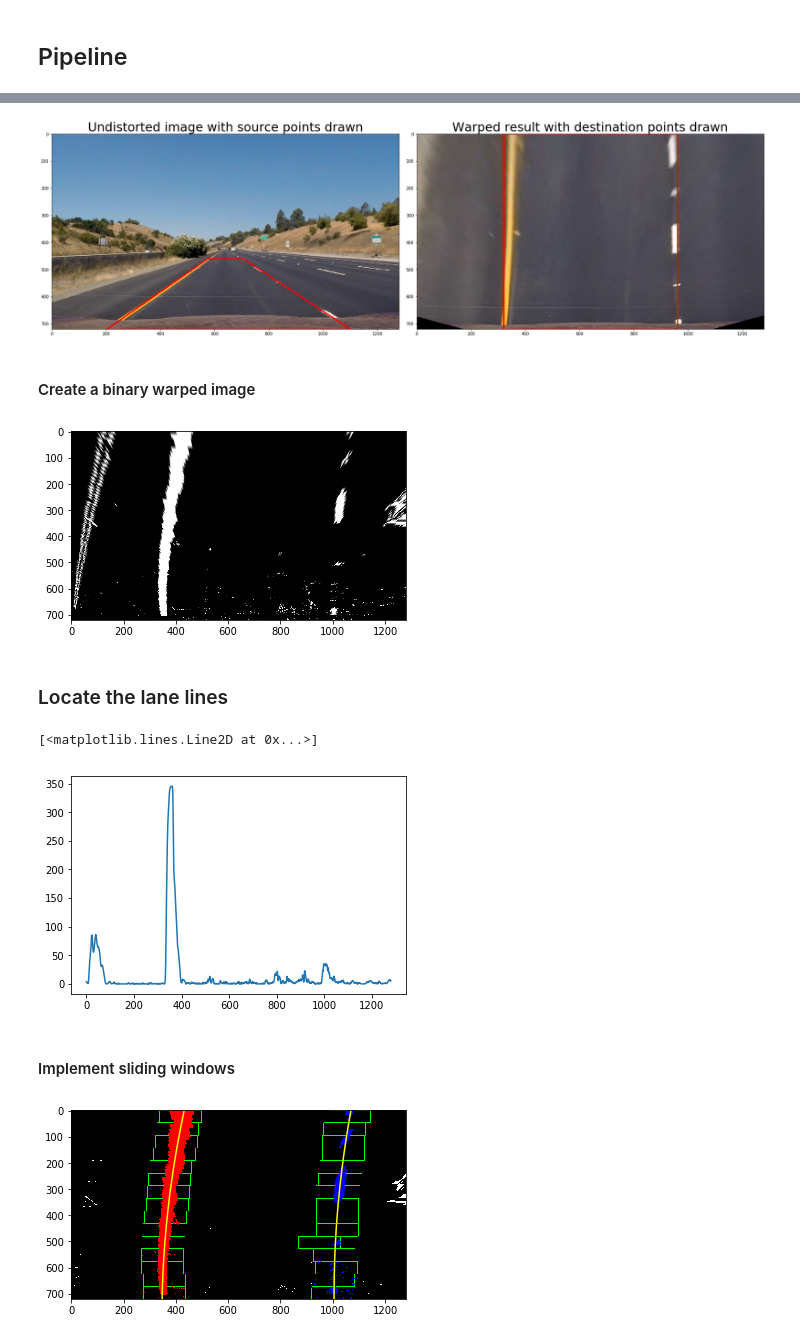
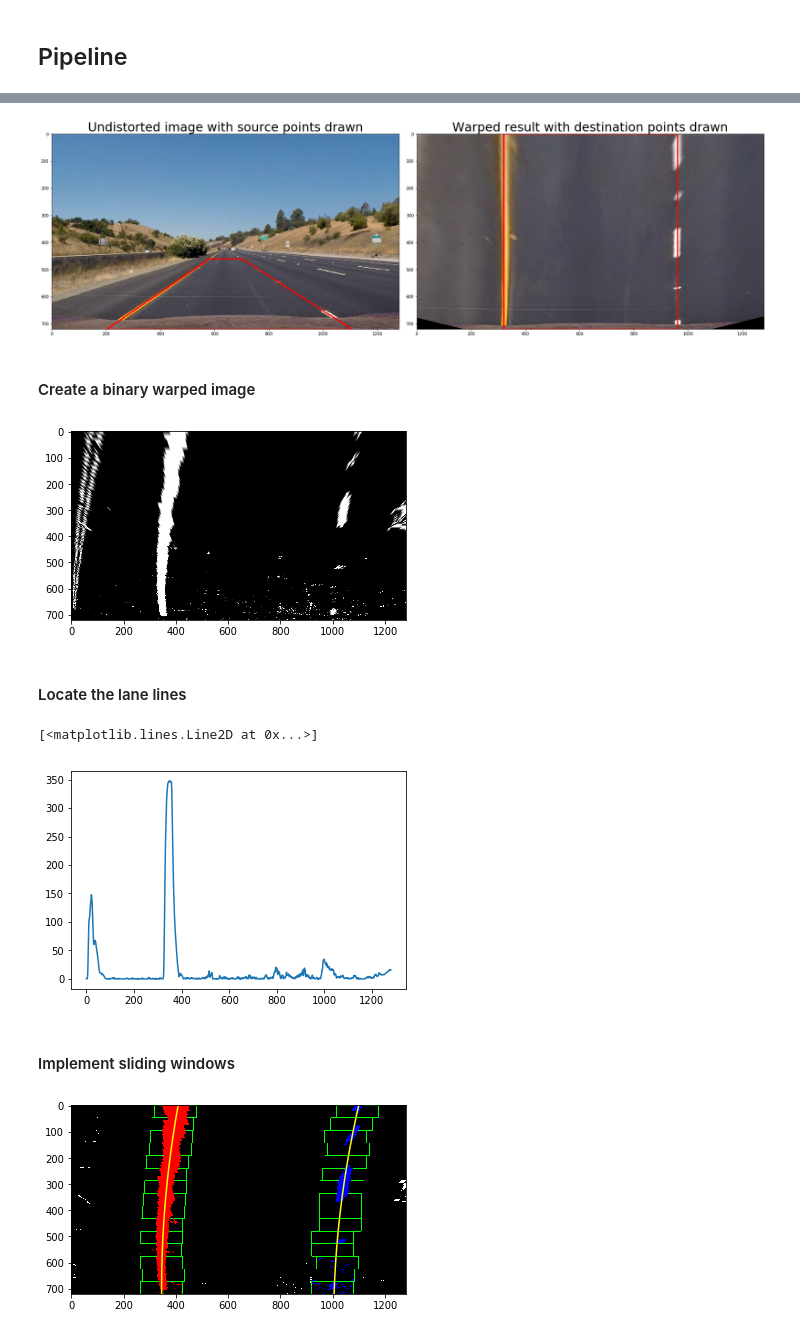
Before and after one commit to daniel-234/CarND-Advanced-Lane-Lines, a Jupyter notebook: advanced_lane_finding.ipynb, the cells around one changed output, grey strips where cells are left out. Saved outputs shown, nothing was run; the diff lists cells and outputs as text; code cells hidden in the pictures.

```diff
--- a/advanced_lane_finding.ipynb
+++ b/advanced_lane_finding.ipynb
@@ -160,6 +165,9 @@ def dir_threshold(image, sobel_kernel=3, thresh=(0, np.pi/2)):
 # %%
 # Edit this function to create your own pipeline.
-def pipeline(img, s_thresh=(170, 255), sx_thresh=(20, 100)):
+'''
+Use color transforms and gradients to create a thresholded binary image.
+'''
+def threshold_binary(img, s_thresh=(170, 255), sx_thresh=(20, 100)):
     img = np.copy(img)
 
     # Convert to HLS color space and separate the S channel
@@ -188,14 +196,14 @@ def pipeline(img, s_thresh=(170, 255), sx_thresh=(20, 100)):
 
     return combined
 
-# Load test image
+# Load a test image
 image = mpimg.imread('./test_images/test1.jpg')
 
 # Choose a Sobel kernel size
 ksize = 15 # Choose a larger odd number to smooth gradient measurements
 
-# Apply the pipeline function
-result = pipeline(image)
+# Apply the threshold binary function
+result = threshold_binary(image)
 
 mpimg.imsave("output_images/binary_combo_example.jpg", result, cmap='gray')
 
@@ -207,6 +215,6 @@ ax1.imshow(image)
 ax1.set_title('Original Image', fontsize=30)
 
 ax2.imshow(result, cmap='gray')
-ax2.set_title('Pipeline Result', fontsize=30)
+ax2.set_title('Thresholded Binary Result', fontsize=30)
 plt.subplots_adjust(left=0., right=1, top=0.9, bottom=0.)
 # %% [output]
@@ -216,4 +224,5 @@ plt.subplots_adjust(left=0., right=1, top=0.9, bottom=0.)
 # %%
+# Load an image with strainght lines to perform a perspective transform
 image_undist = mpimg.imread('./test_images/straight_lines1.jpg')
 
 img_size = (image_undist.shape[1], image_undist.shape[0])
@@ -222,10 +231,10 @@ img_size = (image_undist.shape[1], image_undist.shape[0])
 
 # Source and destination points
 src = np.float32(
-    [[(img_size[0] / 2 - 65), (img_size[1] / 2 + 100)],  # Top left
+    [[(img_size[0] / 2 - 59), (img_size[1] / 2 + 100)],  # Top left
     [(img_size[0] / 6 - 10), img_size[1]],  # Bottom left
-    [(img_size[0] * 5 / 6 + 35), img_size[1]],  # Bottom right
-    [(img_size[0] / 2 + 65), (img_size[1] / 2 + 100)]])  # Top right
+    [(img_size[0] * 5 / 6 + 40), img_size[1]],  # Bottom right
+    [(img_size[0] / 2 + 61), (img_size[1] / 2 + 100)]])  # Top right
 dst = np.float32(
     [[(img_size[0] / 4), 0],  # Top left
     [(img_size[0] / 4), img_size[1]],  # Bottom left
@@ -271,11 +280,12 @@ plt.subplots_adjust(left=0., right=1, top=0.9, bottom=0.)
 
 f.savefig("output_images/warped_straight_lines.jpg")
 # %% [output]
-[figure, old version]
+[figure, new version]
 # %% [markdown]
 #### Create a binary warped image
 # %%
-# Get a binary warped image
+# Create a binary warped image.
+# result is the thresholded binary image found on cell 5 above
 binary_warped = warper(result, src, dst)
 
 plt.imshow(binary_warped, cmap='gray')
@@ -283,9 +293,9 @@ plt.imshow(binary_warped, cmap='gray')
 # Save on disk the warped binary image
 mpimg.imsave("output_images/binary_warped.jpg", binary_warped, cmap='gray')
 # %% [output]
-[figure, old version]
+[figure, new version]
 # %% [markdown]
-### Locate the lane lines
+#### Locate the lane lines
 # %%
 # Find peaks in a histogram
 def hist(img):
@@ -307,7 +317,7 @@ histogram = hist(binary_warped)
 plt.plot(histogram)
 # %% [output]
 [<matplotlib.lines.Line2D at 0x...>]
-[figure, old version]
+[figure, new version]
 # %% [markdown]
 #### Implement sliding windows
 # %%
@@ -397,44 +407,56 @@ def find_lane_pixels(binary_warped):
 
     return leftx, lefty, rightx, righty, out_img
 
-
-# Fit a polynomial to all the relevant pixels found in the sliding windows
-def fit_polynomial(binary_warped):
-    # Find our lane pixels first
-    leftx, lefty, rightx, righty, out_img = find_lane_pixels(binary_warped)
-
+# Find lane pixels
+def lane_pixels(binary_warped, leftx, lefty, rightx, righty):
     # Fit a second order polynomial to each using `np.polyfit`
     left_fit = np.polyfit(lefty, leftx, 2)
     right_fit = np.polyfit(righty, rightx, 2)
 
     # Generate x and y values for plotting
     ploty = np.linspace(0, binary_warped.shape[0]-1, binary_warped.shape[0] )
+
+    return ploty, left_fit, right_fit
+
+
+# Fit a polynomial to all the relevant pixels found in the sliding windows
+def fit_polynomial(binary_warped):
+    # Find our lane pixels first
+    leftx, lefty, rightx, righty, out_img = find_lane_pixels(binary_warped)
+    ploty, left_fit, right_fit = lane_pixels(binary_warped, leftx, lefty, rightx, righty)
     try:
         left_fitx = left_fit[0]*ploty**2 + left_fit[1]*ploty + left_fit[2]
         right_fitx = right_fit[0]*ploty**2 + right_fit[1]*ploty + right_fit[2]
     except TypeError:
         # Avoids an error if `left` and `right_fit` are still none or incorrect
         print('The function failed to fit a line!')
         left_fitx = 1*ploty**2 + 1*ploty
         right_fitx = 1*ploty**2 + 1*ploty
+    return left_fitx, leftx, lefty, right_fitx, rightx, righty, ploty, out_img
 
+def visualize_lanes(left_fitx, leftx, lefty, right_fitx, rightx, righty, ploty, out_img):
     ## Visualization ##
     # Colors in the left and right lane regions
     out_img[lefty, leftx] = [255, 0, 0]
     out_img[righty, rightx] = [0, 0, 255]
 
     # Plots the left and right polynomials on the lane lines
     plt.plot(left_fitx, ploty, color='yellow')
     plt.plot(right_fitx, ploty, color='yellow')
 
-    return out_img
 
-# Get the output image
-out_img = fit_polynomial(binary_warped)
+    #_left = left_fitx[len(left_fitx) - 1]
+    #_right = right_fitx[len(right_fitx) - 1]
+
+    # turn x_left, x_right
+
+left_fitx, leftx, lefty, right_fitx, rightx, righty, ploty, out_img = fit_polynomial(binary_warped)
+# Visualize the lines in the output image
+visualize_lanes(left_fitx, leftx, lefty, right_fitx, rightx, righty, ploty, out_img)
 
 plt.imshow(out_img)
 
 # Save on disk the image with lines drawn
 plt.savefig("output_images/color_fit_lines.jpg")
 # %% [output]
-[figure, old version]
+[figure, new version]
```
Also changed, not shown: parts of 11 cells of this notebook, 3 other files.
